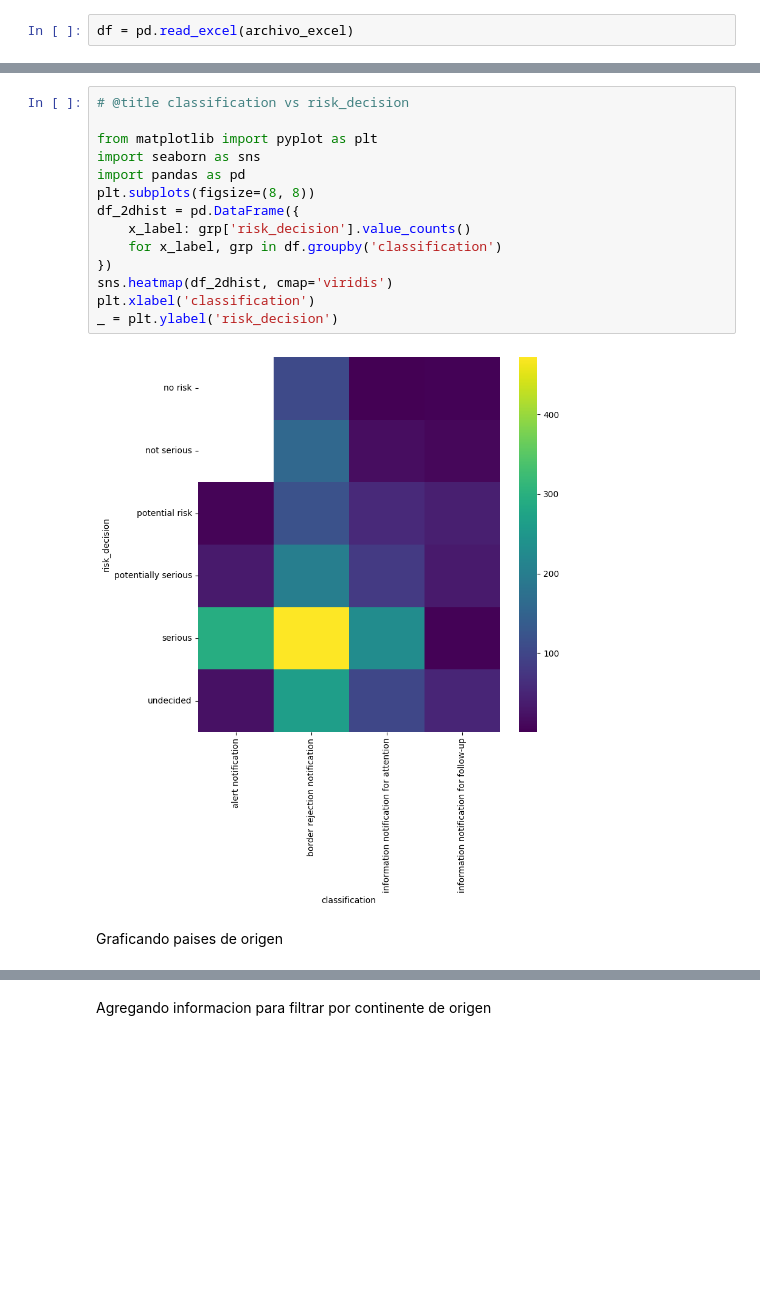
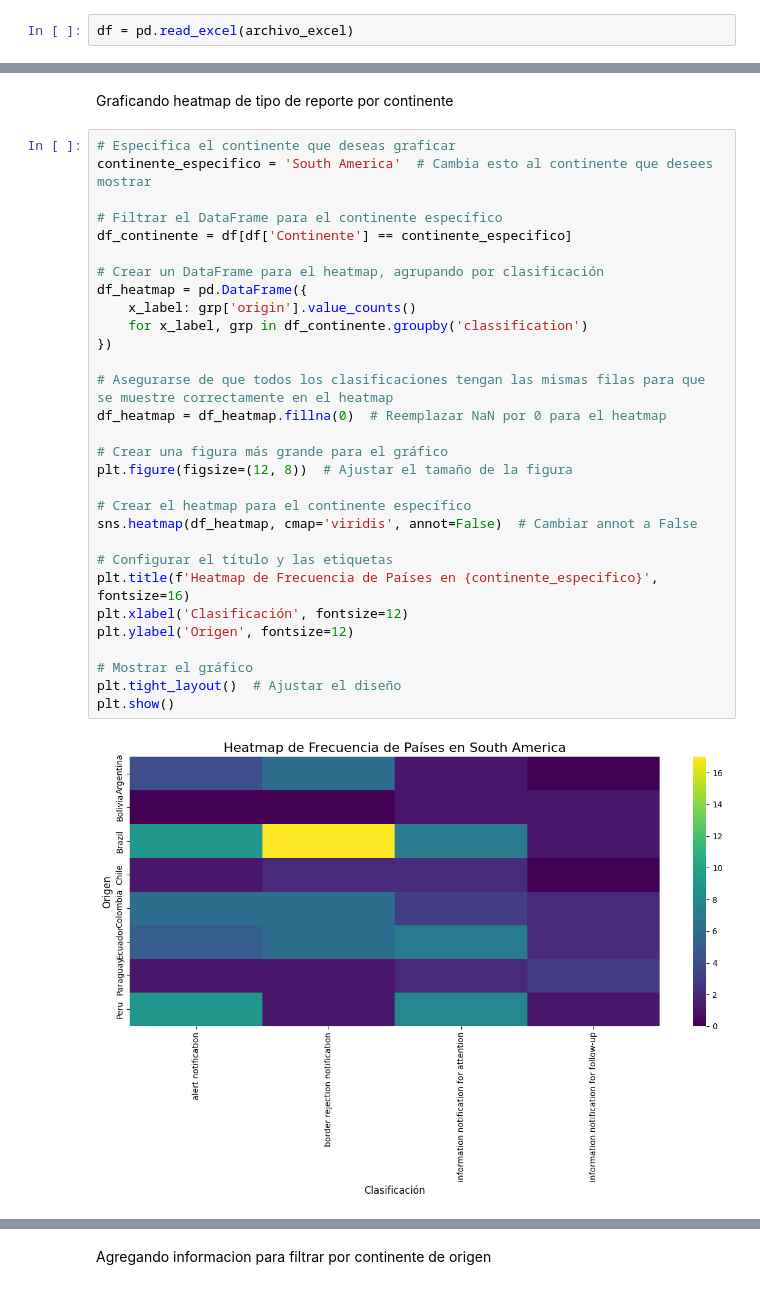
Before and after one commit to DonDairon/Analisis-de-datos, a Jupyter notebook: Call_nominations_data.ipynb, the cells around one changed output, grey strips where cells are left out. Cells and saved outputs as stored; diff of their text form; blank space fills up the shorter version.

```diff
--- a/Call_nominations_data.ipynb
+++ b/Call_nominations_data.ipynb
@@ -32,21 +33,37 @@ df.head()
 | 2 | 2024.7013 | fruits and vegetables | food | dimethomorph and dithiocarbamates... | 20-09-2024 11:34:45 | Netherlands | border rejection notification | not serious | ... |
 | 3 | 2024.6646 | fruits and vegetables | food | Pesticide Residues in and Labelli... | 19-09-2024 15:27:28 | Germany | information notification for atte... | serious | ... |
 | 4 | 2024.6989 | fruits and vegetables | food | difenoconazole in Colombian passi... | 19-09-2024 13:26:04 | Netherlands | border rejection notification | no risk | ... |
-# %%
-# @title classification vs risk_decision
-
-from matplotlib import pyplot as plt
-import seaborn as sns
-import pandas as pd
-plt.subplots(figsize=(8, 8))
-df_2dhist = pd.DataFrame({
-    x_label: grp['risk_decision'].value_counts()
-    for x_label, grp in df.groupby('classification')
-})
-sns.heatmap(df_2dhist, cmap='viridis')
-plt.xlabel('classification')
-_ = plt.ylabel('risk_decision')
-# %% [output]
-[figure, removed]
-# %% [markdown]
-Graficando paises de origen
+# %% [markdown]
+Graficando heatmap de tipo de reporte por continente
+# %%
+# Especifica el continente que deseas graficar
+continente_especifico = 'South America'  # Cambia esto al continente que desees mostrar
+
+# Filtrar el DataFrame para el continente específico
+df_continente = df[df['Continente'] == continente_especifico]
+
+# Crear un DataFrame para el heatmap, agrupando por clasificación
+df_heatmap = pd.DataFrame({
+    x_label: grp['origin'].value_counts()
+    for x_label, grp in df_continente.groupby('classification')
+})
+
+# Asegurarse de que todos los clasificaciones tengan las mismas filas para que se muestre correctamente en el heatmap
+df_heatmap = df_heatmap.fillna(0)  # Reemplazar NaN por 0 para el heatmap
+
+# Crear una figura más grande para el gráfico
+plt.figure(figsize=(12, 8))  # Ajustar el tamaño de la figura
+
+# Crear el heatmap para el continente específico
+sns.heatmap(df_heatmap, cmap='viridis', annot=False)  # Cambiar annot a False
+
+# Configurar el título y las etiquetas
+plt.title(f'Heatmap de Frecuencia de Países en {continente_especifico}', fontsize=16)
+plt.xlabel('Clasificación', fontsize=12)
+plt.ylabel('Origen', fontsize=12)
+
+# Mostrar el gráfico
+plt.tight_layout()  # Ajustar el diseño
+plt.show()
+# %% [output]
+[figure, added]
```
Also changed, not shown: parts of 8 cells of this notebook.
